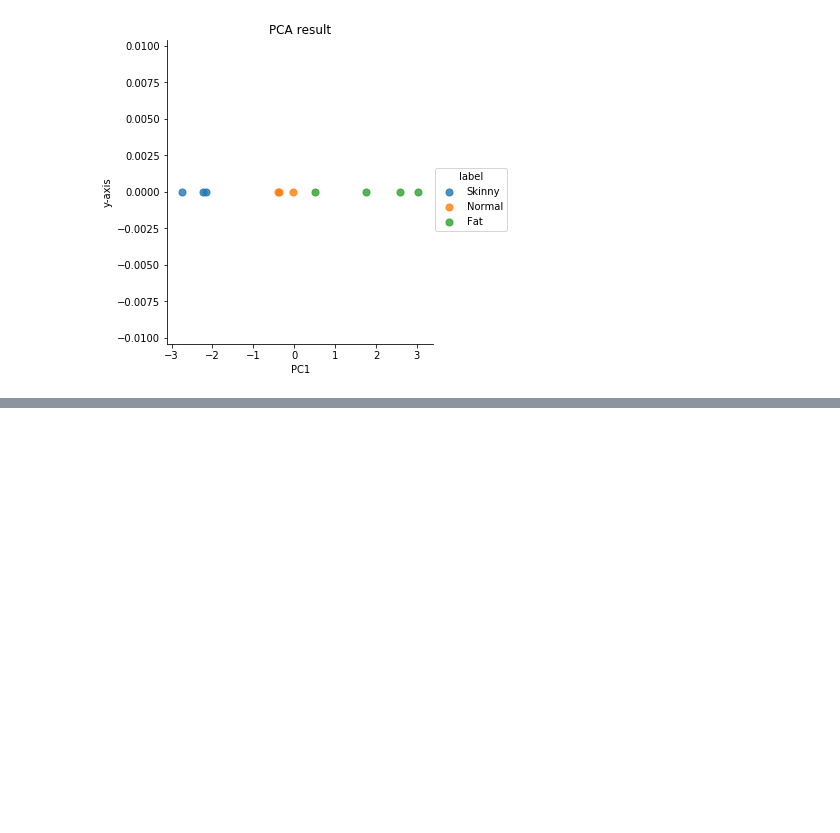
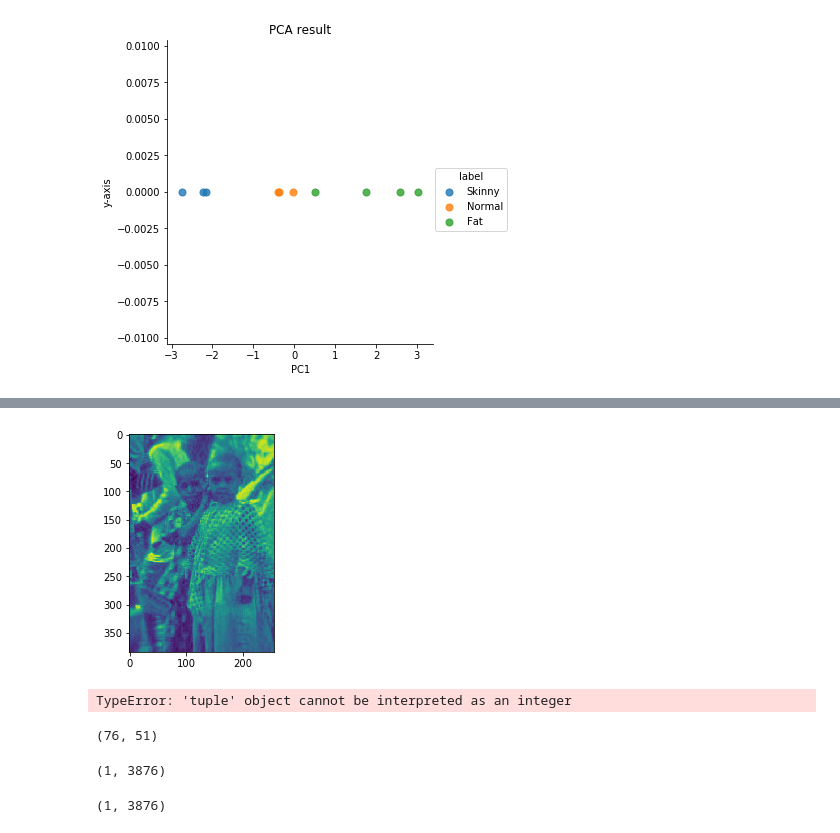
Before and after one commit to MagnetoWang/machine-learning-notes, a Jupyter notebook: 机器学习实战/PCA算法实现/PCA.ipynb, the cells around one changed output, grey strips where cells are left out. Drawn from its saved outputs; the diff is of its cells as text; code cells hidden in the pictures; blank space fills up the shorter version.

```diff
--- a/机器学习实战/PCA算法实现/PCA.ipynb
+++ b/机器学习实战/PCA算法实现/PCA.ipynb
@@ -147,0 +195,41 @@ Text(0.5,1,'PCA result')
+# %%
+plt.imshow(approximation)
+#plt.axis('off')
+plt.show()
+# %% [output]
+[figure, added]
+# %%
+
+image.shape
+# adjust width and height to your needs
+width = 75
+height = 50
+
+# use one of these filter options to resize the image
+#im2 = image.resize((width, height),Image.)      # use nearest neighbour
+im3 = image.resize((width, height), Image.BILINEAR)     # linear interpolation in a 2x2 environment
+im4 = image.resize((width, height), Image.BICUBIC)      # cubic spline interpolation in a 4x4 environment
+im5 = image.resize((width, height), Image.ANTIALIAS)    # best down-sizing filter
+# %% [output]
+TypeError: 'tuple' object cannot be interpreted as an integer
+# %%
+image.shape[1]
+image.shape[0]
+print(image.shape)
+# %% [output]
+(76, 51)
+# %%
+def image2vector (image):
+    returnVect=np.zeros((1,image.shape[0]*image.shape[1]))
+    print(returnVect.shape)
+    for i in range (image.shape[0]):
+        for j in range (image.shape[1]):
+            #print(str(i)+" "+str(j)+"  = "+str(256*i+j))
+            returnVect[0,image.shape[1]*i+j]=image[i][j]
+    return returnVect
+
+vect = image2vector(image)
+vect.shape
+# %% [output]
+(1, 3876)
+(1, 3876)
```
Also changed, not shown: parts of 47 cells of this notebook, 4 other files.
